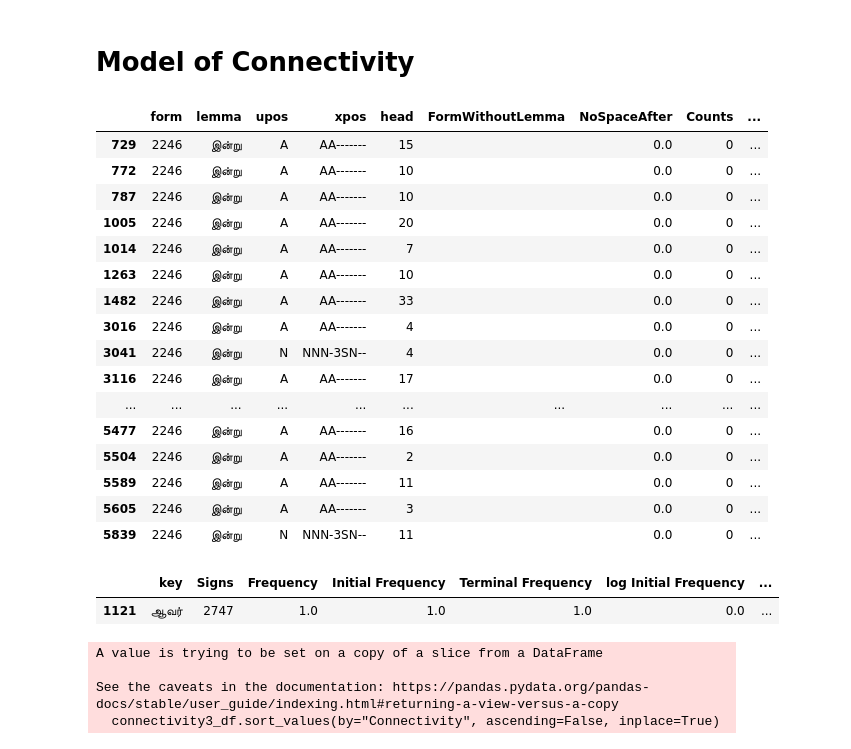
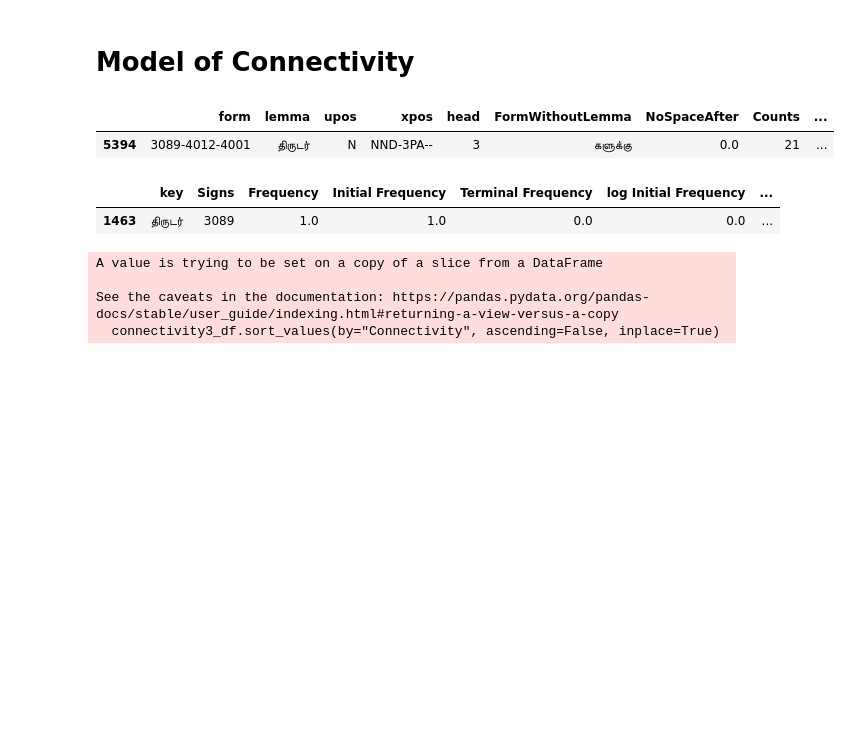
Before and after one commit to Kee2u/Deciphering_the_Indus_Valley_Script, a Jupyter notebook: Statistical_Analysis/Multivariate_Segmentation.ipynb, the cells around one changed output. Cells and saved outputs as stored; diff of their text form; code cells hidden in the pictures; blank space fills up the shorter version.

```diff
--- a/Statistical_Analysis/Multivariate_Segmentation.ipynb
+++ b/Statistical_Analysis/Multivariate_Segmentation.ipynb
@@ -616,30 +616,15 @@ for l in range(len(logosyllabic_sentence_df)):
 
     connectivity2_df = connectivity2_df.append(connectivity_df)
 # %%
-logosyl_data[logosyl_data.form.str.contains('2246')]
+logosyl_data[logosyl_data.form.str.contains('3089')]
 # %% [output]
 |  | form | lemma | upos | xpos | head | FormWithoutLemma | NoSpaceAfter | Counts | ... |
-| 729 | 2246 | இன்று | A | AA------- | 15 |  | 0.0 | 0 | ... |
-| 772 | 2246 | இன்று | A | AA------- | 10 |  | 0.0 | 0 | ... |
-| 787 | 2246 | இன்று | A | AA------- | 10 |  | 0.0 | 0 | ... |
-| 1005 | 2246 | இன்று | A | AA------- | 20 |  | 0.0 | 0 | ... |
-| 1014 | 2246 | இன்று | A | AA------- | 7 |  | 0.0 | 0 | ... |
-| 1263 | 2246 | இன்று | A | AA------- | 10 |  | 0.0 | 0 | ... |
-| 1482 | 2246 | இன்று | A | AA------- | 33 |  | 0.0 | 0 | ... |
-| 3016 | 2246 | இன்று | A | AA------- | 4 |  | 0.0 | 0 | ... |
-| 3041 | 2246 | இன்று | N | NNN-3SN-- | 4 |  | 0.0 | 0 | ... |
-| 3116 | 2246 | இன்று | A | AA------- | 17 |  | 0.0 | 0 | ... |
-| ... | ... | ... | ... | ... | ... | ... | ... | ... | ... |
-| 5477 | 2246 | இன்று | A | AA------- | 16 |  | 0.0 | 0 | ... |
-| 5504 | 2246 | இன்று | A | AA------- | 2 |  | 0.0 | 0 | ... |
-| 5589 | 2246 | இன்று | A | AA------- | 11 |  | 0.0 | 0 | ... |
-| 5605 | 2246 | இன்று | A | AA------- | 3 |  | 0.0 | 0 | ... |
-| 5839 | 2246 | இன்று | N | NNN-3SN-- | 11 |  | 0.0 | 0 | ... |
+| 5394 | 3089-4012-4001 | திருடர் | N | NND-3PA-- | 3 | களுக்கு | 0.0 | 21 | ... |
 # %%
-all_logograms[all_logograms["Signs"]=="2747"]
+all_logograms[all_logograms["Signs"]=="3089"]
 # %% [output]
 |  | key | Signs | Frequency | Initial Frequency | Terminal Frequency | log Initial Frequency | ... |
-| 1121 | ஆவர் | 2747 | 1.0 | 1.0 | 1.0 | 0.0 | ... |
+| 1463 | திருடர் | 3089 | 1.0 | 1.0 | 0.0 | 0.0 | ... |
 # %%
 connectivity2_df.reset_index(drop=True, inplace=True)
 connectivity2_df.drop_duplicates(subset="Sign pairs", inplace=True)
```
Also changed, not shown: parts of 2 cells of this notebook.
